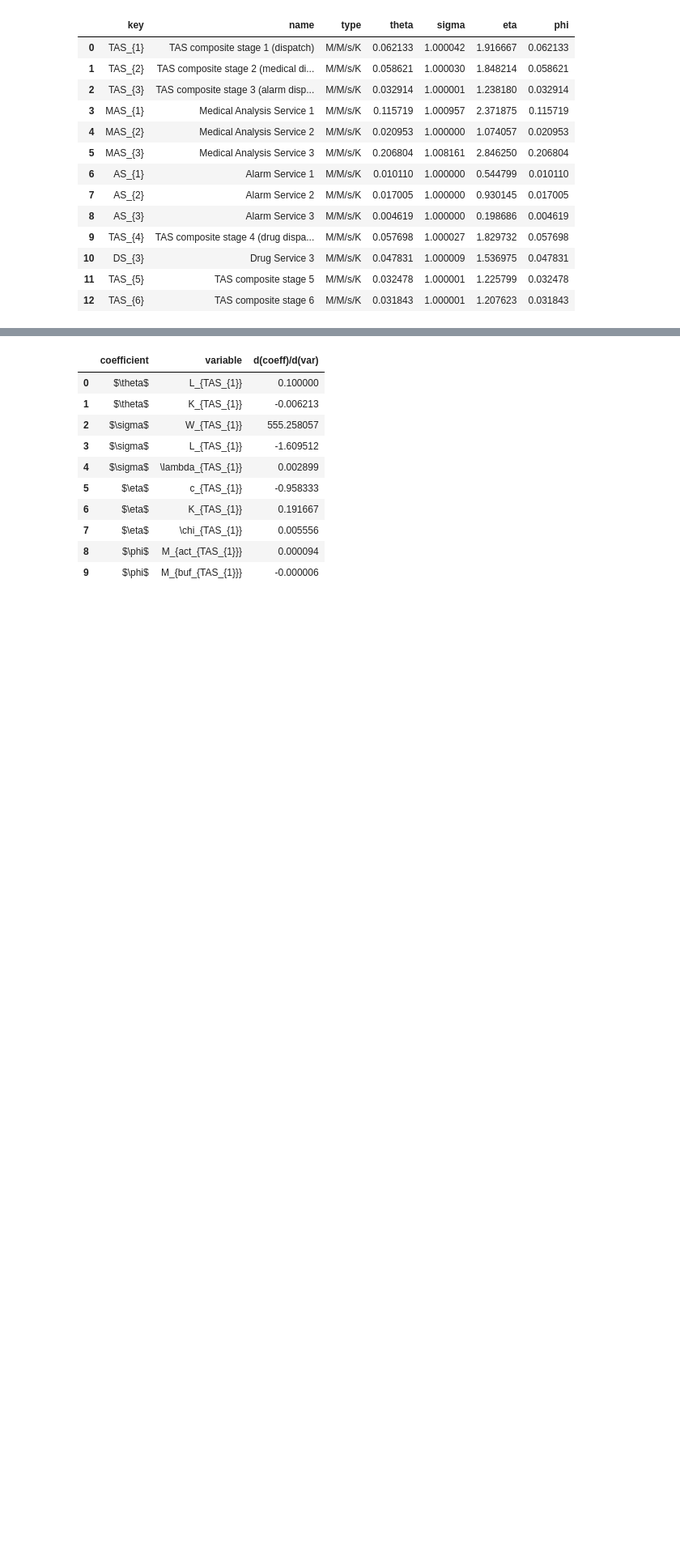
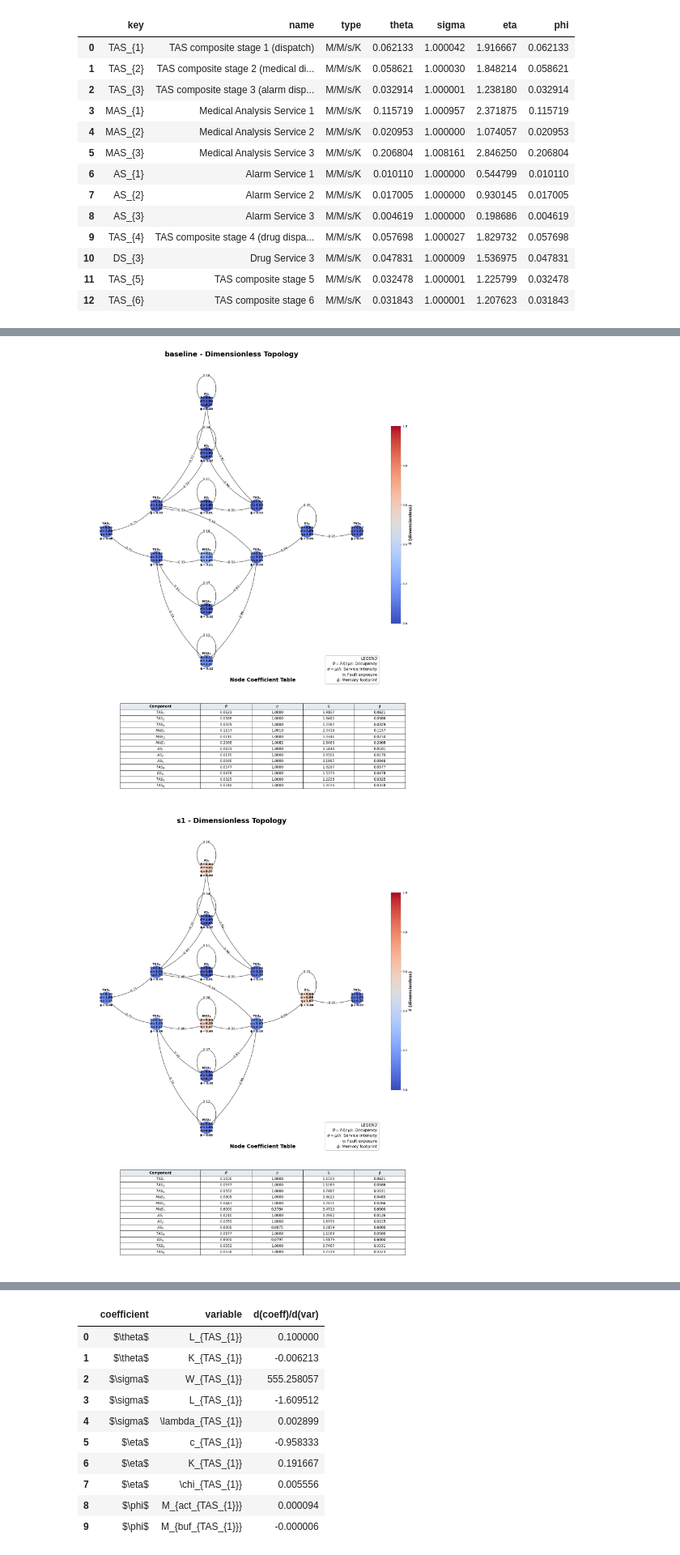
Before and after one commit to DASA-Design/PyDASA-CS1-TAS, a Jupyter notebook: 03-dimensional.ipynb, the cells around one changed output, grey strips where cells are left out. Shown at 81% size. Saved outputs shown, nothing was run; the diff lists cells and outputs as text; code cells hidden in the pictures; blank space fills up the shorter version.

```diff
--- a/03-dimensional.ipynb
+++ b/03-dimensional.ipynb
@@ -124,0 +136,13 @@ _nodes["baseline"][["key", "name", "type", "theta", "sigma", "eta", "phi"]]
+# %%
+for _a in _ADAPTATIONS:
+    plot_dim_topology(
+        rout=_results[_a]["config"].routing,
+        nds=_nodes[_a],
+        color_by="theta",
+        title=f"{_a} - Dimensionless Topology",
+        file_path=str(_IMG_ROOT / _a),
+        fname="topology.png",
+    )
+# %% [output]
+[figure, added]
+[figure, added]
```
Also changed, not shown: parts of 9 cells of this notebook, 19 other files.
